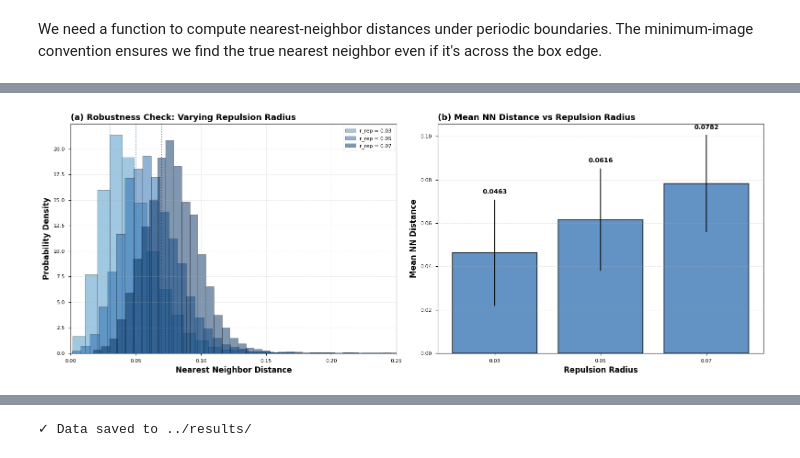
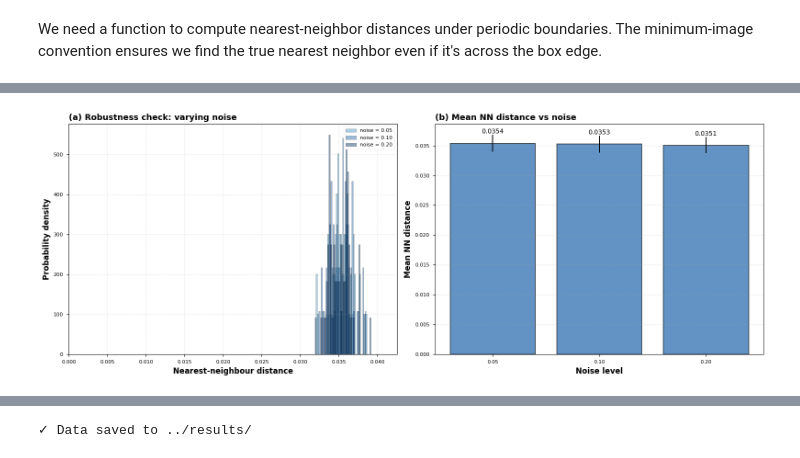
Before and after one commit to ayy031/Group4_emergent-flocking-structure, a Jupyter notebook: notebooks/03_Nearest_Neighbor_Analysis.ipynb, the cells around one changed output, grey strips where cells are left out. Saved outputs shown, nothing was run; the diff lists cells and outputs as text; code cells hidden in the pictures.

```diff
--- a/notebooks/03_Nearest_Neighbor_Analysis.ipynb
+++ b/notebooks/03_Nearest_Neighbor_Analysis.ipynb
@@ -183,19 +217,17 @@ Now we test if the distribution pattern stays consistent when we change the repu
 # %%
 # Test different repulsion radii
-repulsion_radii = [0.03, 0.05, 0.07]
+noise_levels = [0.05, 0.10, 0.20]
 nn_distributions = {}
 
-for r_rep in repulsion_radii:
-    print(f"\n--- Repulsion radius = {r_rep} ---")
+for eta in noise_levels:
+    print(f"\n--- Noise level = {eta} ---")
     nn_dist = collect_nn_data(
         N=200,
         align=1.5,
-        noise=0.10,
-        repulsion_radius=r_rep,
-        repulsion_strength=1.0,
+        noise=eta,
         n_seeds=3   # fewer seeds for robustness check
     )
-    nn_distributions[r_rep] = nn_dist
+    nn_distributions[eta] = nn_dist
 
-print("\n✓ Robustness check simulations complete")
+print("\n✓ Robustness check (noise) complete")
 # %% [output]
@@ -219,50 +251,64 @@ Running: N=200, align=1.5, noise=0.1, r_rep=0.05
 # %%
-# Plot comparison figures
+# Robustness comparison (varying noise)
 fig, axes = plt.subplots(1, 2, figsize=(16, 6))
 
-# Left panel: overlaid NN distance distributions
-colors = ['#4393c3', '#2166ac', '#053061']
-for i, (r_rep, nn_dist) in enumerate(nn_distributions.items()):
-    # Histogram
-    axes[0].hist(nn_dist, bins=40, density=True, alpha=0.5, color=colors[i],
-                edgecolor='black', linewidth=0.5, label=f'r_rep = {r_rep}')
+# Sort keys to keep a fixed order
+noise_levels = sorted(nn_distributions.keys())
 
-    # Mark corresponding exclusion radius
-    axes[0].axvline(r_rep, color=colors[i], linestyle=':',
-                   linewidth=1.5, alpha=0.6)
+# Left panel: NN distance distributions at different noise levels
+colors = ['#4393c3', '#2166ac', '#053061', '#67001f', '#b2182b']  # enough colors
+for i, eta in enumerate(noise_levels):
+    nn_dist = nn_distributions[eta]
 
-axes[0].set_xlabel('Nearest Neighbor Distance', fontsize=12, weight='bold')
-axes[0].set_ylabel('Probability Density', fontsize=12, weight='bold')
-axes[0].set_title('(a) Robustness Check: Varying Repulsion Radius',
-                 fontsize=13, weight='bold', loc='left')
+    axes[0].hist(
+        nn_dist,
+        bins=40,
+        density=True,
+        alpha=0.45,
+        color=colors[i % len(colors)],
+        edgecolor='black',
+        linewidth=0.4,
+        label=f'noise = {eta:.2f}'
+    )
+
+axes[0].set_xlabel('Nearest-neighbour distance', fontsize=12, weight='bold')
+axes[0].set_ylabel('Probability density', fontsize=12, weight='bold')
+axes[0].set_title('(a) Robustness check: varying noise', fontsize=13, weight='bold', loc='left')
 axes[0].legend(loc='upper right', framealpha=0.95)
 axes[0].grid(True, alpha=0.3, linestyle='--')
-axes[0].set_xlim(0, 0.25)
 
-# Right panel: statistical comparison
-means = [nn_distributions[r].mean() for r in repulsion_radii]
-stds = [nn_distributions[r].std() for r in repulsion_radii]
+# Set a tight x-range based on the data
+all_vals = np.concatenate([nn_distributions[k] for k in noise_levels])
+x_hi = np.quantile(all_vals, 0.995)
+axes[0].set_xlim(0, x_hi * 1.1)
 
-x_pos = np.arange(len(repulsion_radii))
-axes[1].bar(x_pos, means, yerr=stds, capsize=5, alpha=0.7,
-           color='#2166ac', edgecolor='black', linewidth=1.5)
+# Right panel: mean NN distance with standard deviation
+means = [nn_distributions[eta].mean() for eta in noise_levels]
+stds  = [nn_distributions[eta].std()  for eta in noise_levels]
 
-# Add numerical labels
+x_pos = np.arange(len(noise_levels))
+axes[1].bar(
+    x_pos, means, yerr=stds,
+    capsize=5,
+    alpha=0.7,
+    color='#2166ac',
+    edgecolor='black',
+    linewidth=1.2
+)
+
 for i, (m, s) in enumerate(zip(means, stds)):
-    axes[1].text(i, m + s + 0.002, f'{m:.4f}',
-                ha='center', va='bottom', fontsize=10, weight='bold')
+    axes[1].text(i, m + s, f'{m:.4f}', ha='center', va='bottom', fontsize=10)
 
 axes[1].set_xticks(x_pos)
-axes[1].set_xticklabels([f'{r:.2f}' for r in repulsion_radii])
-axes[1].set_xlabel('Repulsion Radius', fontsize=12, weight='bold')
-axes[1].set_ylabel('Mean NN Distance', fontsize=12, weight='bold')
-axes[1].set_title('(b) Mean NN Distance vs Repulsion Radius',
-                 fontsize=13, weight='bold', loc='left')
+axes[1].set_xticklabels([f'{eta:.2f}' for eta in noise_levels])
+axes[1].set_xlabel('Noise level', fontsize=12, weight='bold')
+axes[1].set_ylabel('Mean NN distance', fontsize=12, weight='bold')
+axes[1].set_title('(b) Mean NN distance vs noise', fontsize=13, weight='bold', loc='left')
 axes[1].grid(True, alpha=0.3, axis='y', linestyle='--')
 
 plt.tight_layout()
 plt.show()
 
-print("\n✓ Figure 2: Robustness Check")
+print("\n✓ Figure 2: Robustness check (varying noise)")
 # %% [output]
-[figure, old version]
+[figure, new version]
```
Also changed, not shown: parts of 13 cells of this notebook.
